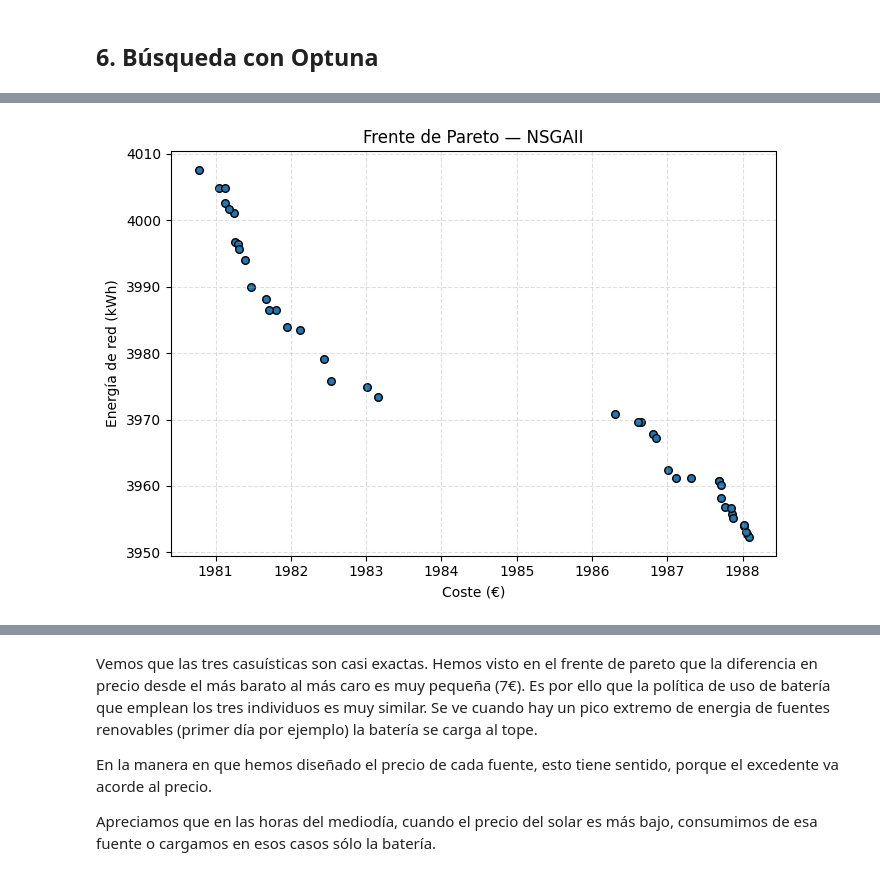
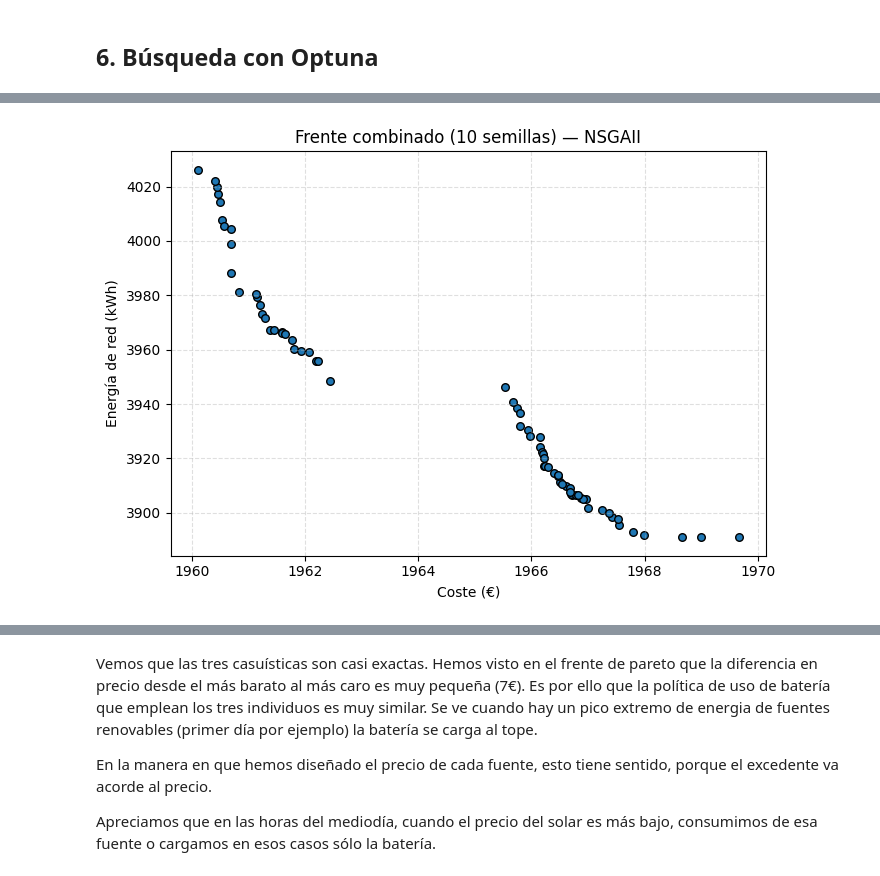
Before and after one commit to NereaPerez473/Reto04_Grupo05, a Jupyter notebook: optimizacion/Optimizacion.ipynb, the cells around one changed output, grey strips where cells are left out. Cells and saved outputs as stored; diff of their text form; code cells hidden in the pictures.

```diff
--- a/optimizacion/Optimizacion.ipynb
+++ b/optimizacion/Optimizacion.ipynb
@@ -392,9 +397,7 @@ Punto de referencia HV: coste=2534.7977 €, energia_red=15769.79 kWh
 def run_algorithm(algo_name: str, population_size: int, eta_c: float, eta_m: float,
                   crossover_prob: float, seed: int,
                   generations: int = None) -> dict:
-    """Ejecuta NSGA-II o SPEA2 con los hiperparámetros dados y devuelve HV, nº de soluciones y tiempo.
-    generations: número de generaciones. Si no se pasa, usa GENERATIONS_FINAL.
-    """
+    """Ejecuta NSGA-II o SPEA2 y devuelve HV, nº soluciones, tiempo y el frente de soluciones."""
     if generations is None:
         generations = GENERATIONS_FINAL
 
@@ -430,7 +433,7 @@ def run_algorithm(algo_name: str, population_size: int, eta_c: float, eta_m: flo
     hv_ind    = HyperVolume(REFERENCE_POINT.tolist())
     hv        = hv_ind.compute(front_arr.tolist()) if len(front) > 0 else 0.0
 
-    return {'hv': hv, 'n_solutions': len(front), 'elapsed_s': elapsed}
+    return {'hv': hv, 'n_solutions': len(front), 'elapsed_s': elapsed, 'front': front}
 
 print('Función run_algorithm definida.')
 # %% [output]
@@ -548,42 +554,64 @@ algo_name      = 'NSGAII'
 eta_c          = best_params['NSGAII']['eta_c']
 eta_m          = best_params['NSGAII']['eta_m']
 crossover_prob = best_params['NSGAII']['crossover_prob']
-seed           = BASE_SEED
 
-random.seed(seed)
-np.random.seed(seed)
-mutation_prob   = 1.0 / problem.number_of_variables()
-max_evaluations = POPULATION_SIZE * GENERATIONS_FINAL
+# --- Cargar checkpoint si existe ---
+try:
+    with open('checkpoint_runs.pkl', 'rb') as f:
+        ckpt = pickle.load(f)
+    hv_runs_nsgaii       = list(ckpt['NSGAII']['hv_runs'])
+    all_solutions_nsgaii = list(ckpt['NSGAII']['solutions'])
+    seeds_done_nsgaii    = set(ckpt['NSGAII']['seeds'])
+    print(f'Checkpoint cargado: {len(seeds_done_nsgaii)} semillas ya hechas → {sorted(seeds_done_nsgaii)}')
+except FileNotFoundError:
+    hv_runs_nsgaii       = []
+    all_solutions_nsgaii = []
+    seeds_done_nsgaii    = set()
+    ckpt                 = {'NSGAII': {}, 'SPEA2': {}}
+    print('No se encontró checkpoint, empezando desde cero.')
 
-algo = NSGAII(
-    problem=problem,
-    population_size=POPULATION_SIZE,
-    offspring_population_size=POPULATION_SIZE,
-    mutation=PolynomialMutation(probability=mutation_prob, distribution_index=eta_m),
-    crossover=SBXCrossover(probability=crossover_prob, distribution_index=eta_c),
-    termination_criterion=StoppingByEvaluations(max_evaluations=max_evaluations),
-)
+# --- Bucle sobre semillas pendientes ---
+seeds_pending = [s for s in SEEDS_FINAL if s not in seeds_done_nsgaii]
+print(f'Semillas pendientes: {seeds_pending}')
+t0_total = time.time()
 
-t0 = time.time()
-algo.run()
-elapsed = time.time() - t0
+for seed in seeds_pending:
+    out = run_algorithm(algo_name, POPULATION_SIZE, eta_c, eta_m, crossover_prob, seed)
+    hv_runs_nsgaii.append(out['hv'])
+    all_solutions_nsgaii.extend(out['front'])
+    seeds_done_nsgaii.add(seed)
+    print(f'  Semilla {seed:5d}: HV={out["hv"]:.0f}  '
+          f'soluciones={out["n_solutions"]}  t={out["elapsed_s"]:.1f}s')
 
-front       = get_non_dominated_solutions(algo.result())
-front_arr   = np.array([s.objectives for s in front])
-n_solutions = len(front_arr)
-hv          = HyperVolume(REFERENCE_POINT.tolist()).compute(front_arr.tolist()) if n_solutions > 0 else 0.0
+    # Guardado incremental tras cada semilla
+    ckpt['NSGAII'] = {'hv_runs': hv_runs_nsgaii,
+                      'solutions': all_solutions_nsgaii,
+                      'seeds': list(seeds_done_nsgaii),
+                      'best_params': best_params['NSGAII']}
+    with open('checkpoint_runs.pkl', 'wb') as f:
+        pickle.dump(ckpt, f)
 
-print(f'{algo_name} | η_c={eta_c:.2f}, η_m={eta_m:.2f}, p_cruce={crossover_prob:.3f}')
-print(f'Soluciones no dominadas: {n_solutions}  |  HV: {hv:.6f}  |  Tiempo: {elapsed:.1f} s')
+elapsed_total = time.time() - t0_total
+
+# Frente combinado: no-dominadas de la unión de todos los runs
+front      = get_non_dominated_solutions(all_solutions_nsgaii)
+front_arr  = np.array([s.objectives for s in front])
+n_solutions = len(front)
+hv_combined_nsgaii = HyperVolume(REFERENCE_POINT.tolist()).compute(front_arr.tolist())
+
+print(f'\n{algo_name} ({len(seeds_done_nsgaii)} semillas) | η_c={eta_c:.2f}, η_m={eta_m:.2f}, p_cruce={crossover_prob:.3f}')
+print(f'HV por semilla      : {[f"{h:.0f}" for h in hv_runs_nsgaii]}')
+print(f'HV medio ± std      : {np.mean(hv_runs_nsgaii):.0f} ± {np.std(hv_runs_nsgaii):.0f}')
+print(f'HV frente combinado : {hv_combined_nsgaii:.0f}')
+print(f'Soluciones no dominadas (combinado): {n_solutions}  |  Tiempo total: {elapsed_total:.1f} s')
 print(f'Coste: [{front_arr[:,0].min():.2f}, {front_arr[:,0].max():.2f}] €')
 print(f'Red:   [{front_arr[:,1].min():.2f}, {front_arr[:,1].max():.2f}] kWh')
 
-plt.figure(figsize=(7, 5))
-plt.scatter(front_arr[:, 0], front_arr[:, 1], c='C0', edgecolors='k', s=30)
-plt.title(f'Frente de Pareto — {algo_name}')
-plt.xlabel('Coste (€)')
-plt.ylabel('Energía de red (kWh)')
-plt.grid(True, linestyle='--', alpha=0.4)
+fig, ax = plt.subplots(figsize=(7, 5))
+ax.scatter(front_arr[:, 0], front_arr[:, 1], c='C0', edgecolors='k', s=30)
+ax.set_title(f'Frente combinado ({len(seeds_done_nsgaii)} semillas) — {algo_name}')
+ax.set_xlabel('Coste (€)'); ax.set_ylabel('Energía de red (kWh)')
+ax.grid(True, linestyle='--', alpha=0.4)
 plt.tight_layout()
 plt.show()
 # %% [output]
@@ -595,4 +636,4 @@ Red:   [3952.28, 4007.57] kWh
-[figure, old version]
+[figure, new version]
 # %%
 if n_solutions > 0:
     idx_sorted     = np.argsort(front_arr[:, 0])
```
Also changed, not shown: parts of 16 cells of this notebook.
